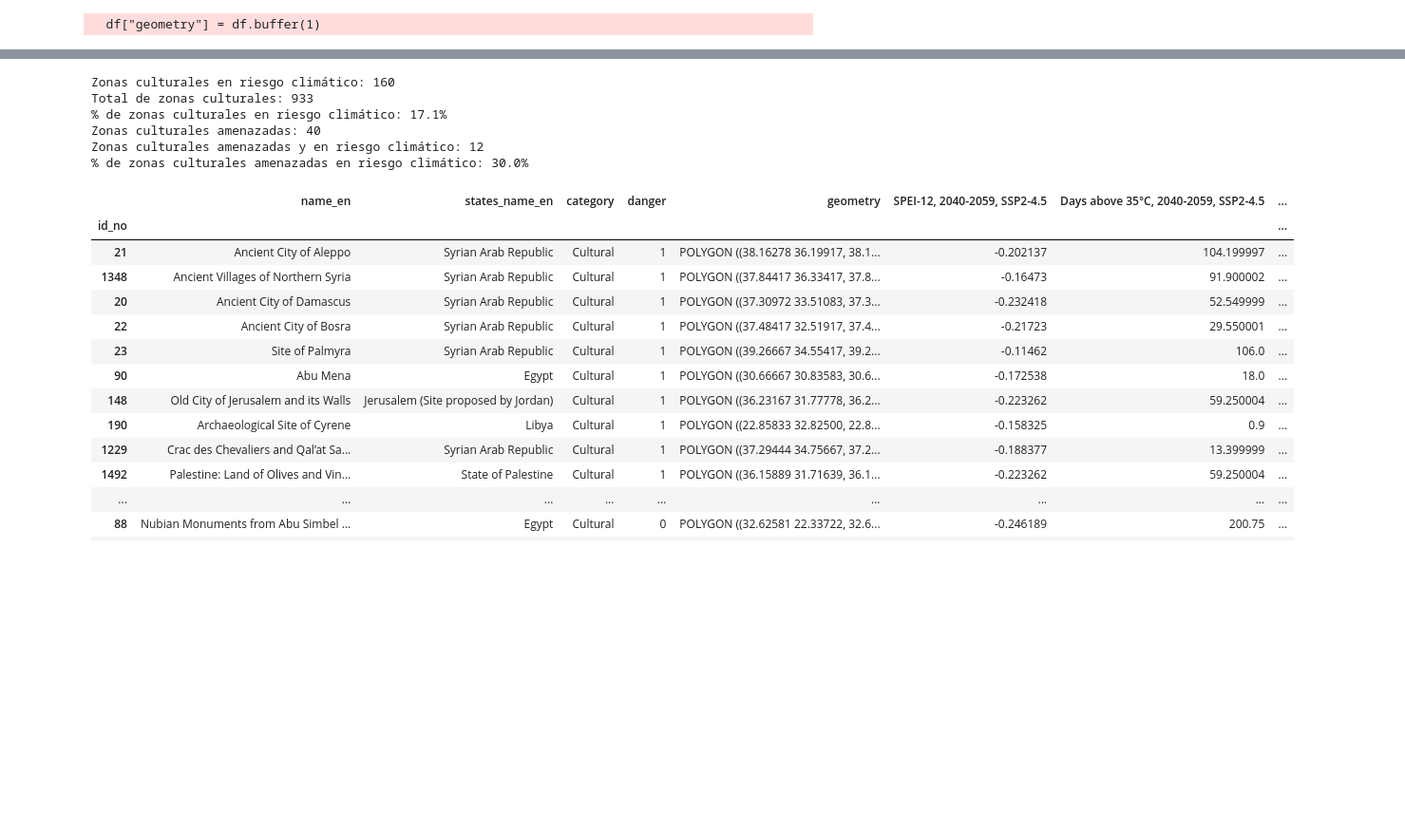
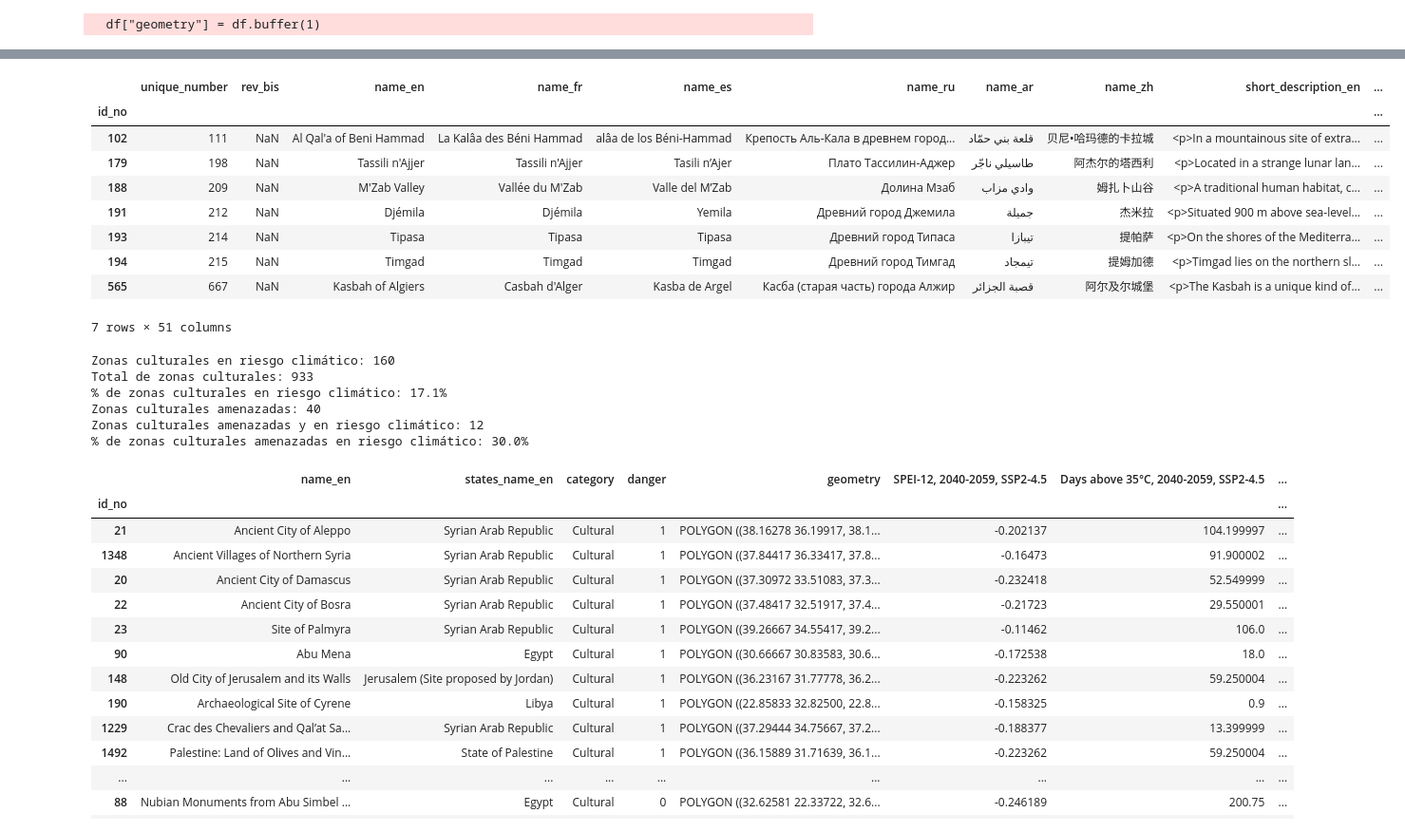
Before and after one commit to rodrigoms95/UNESCO_climate, a Jupyter notebook: code/heritage.ipynb, the cells around one changed output, grey strips where cells are left out. Shown at 95% size. Cells and saved outputs as stored; diff of their text form; code cells hidden in the pictures; blank space fills up the shorter version.

Commit message:
elevation

```diff
--- a/code/heritage.ipynb
+++ b/code/heritage.ipynb
@@ -79,19 +156,0 @@ Name: elevation, dtype: object
-# %%
-# World Heritage List
-id = "30s_elev"
-# Cargamos el archivo
-ds_e = xr.open_dataset( "../../" + df_c.loc[df_c["ID"]==id, "Path"].iloc[0]
-    + df_c.loc[df_c["ID"]==id, "Filename" ].iloc[0], engine = "rasterio" )
-ds_e["band_data"] = ds_e["band_data"].isel({"band": 0})
-ds_e = ds_e.rename_vars( {"band_data": "elevation"}
-    ).drop_vars( ["spatial_ref", "band"] )
-ds_e = ds_e.fillna(0)
-#ds_e = ds_e.to_dataframe()
-ds_e
-
-df["elevation"] = None
-for row in df.itertuples():
-    df.loc[row.Index, "elevation"] = ds_e["elevation"].sel(
-        y = row.latitude, x = row.longitude, method = "nearest" ).values + 0
-#df[ df["elevation"].isnull() ][["name_en", "elevation"]]
-df[(df["elevation"]>=-1)&(df["elevation"]<=1)].sort_values("elevation")[["name_en", 'states_name_en', "elevation"]]
@@ -112,0 +178,13 @@ df[(df["elevation"]>=-1)&(df["elevation"]<=1)].sort_values("elevation")[["name_e
+# %%
+df[df["states_name_en"] == "Algeria"]
+# %% [output]
+|  | unique_number | rev_bis | name_en | name_fr | name_es | name_ru | name_ar | name_zh | short_description_en | ... |
+| id_no |  |  |  |  |  |  |  |  |  | ... |
+| 102 | 111 | NaN | Al Qal'a of Beni Hammad | La Kalâa des Béni Hammad | alâa de los Béni-Hammad | Крепость Аль-Кала в древнем город... | قلعة بني حمّاد | 贝尼•哈玛德的卡拉城 | <p>In a mountainous site of extra... | ... |
+| 179 | 198 | NaN | Tassili n'Ajjer | Tassili n'Ajjer | Tasili n’Ajer | Плато Тассилин-Аджер | طاسيلي ناجّر | 阿杰尔的塔西利 | <p>Located in a strange lunar lan... | ... |
+| 188 | 209 | NaN | M'Zab Valley | Vallée du M'Zab | Valle del M’Zab | Долина Мзаб | وادي مزاب | 姆扎卜山谷 | <p>A traditional human habitat, c... | ... |
+| 191 | 212 | NaN | Djémila | Djémila | Yemila | Древний город Джемила | جميلة | 杰米拉 | <p>Situated 900 m above sea-level... | ... |
+| 193 | 214 | NaN | Tipasa | Tipasa | Tipasa | Древний город Типаса | تيبازا | 提帕萨 | <p>On the shores of the Mediterra... | ... |
+| 194 | 215 | NaN | Timgad | Timgad | Timgad | Древний город Тимгад | تيمجاد | 提姆加德 | <p>Timgad lies on the northern sl... | ... |
+| 565 | 667 | NaN | Kasbah of Algiers | Casbah d'Alger | Kasba de Argel | Касба (старая часть) города Алжир | قصبة الجزائر | 阿尔及尔城堡 | <p>The Kasbah is a unique kind of... | ... |
+7 rows × 51 columns
```
Also changed, not shown: parts of 7 cells of this notebook, 6 other files.
